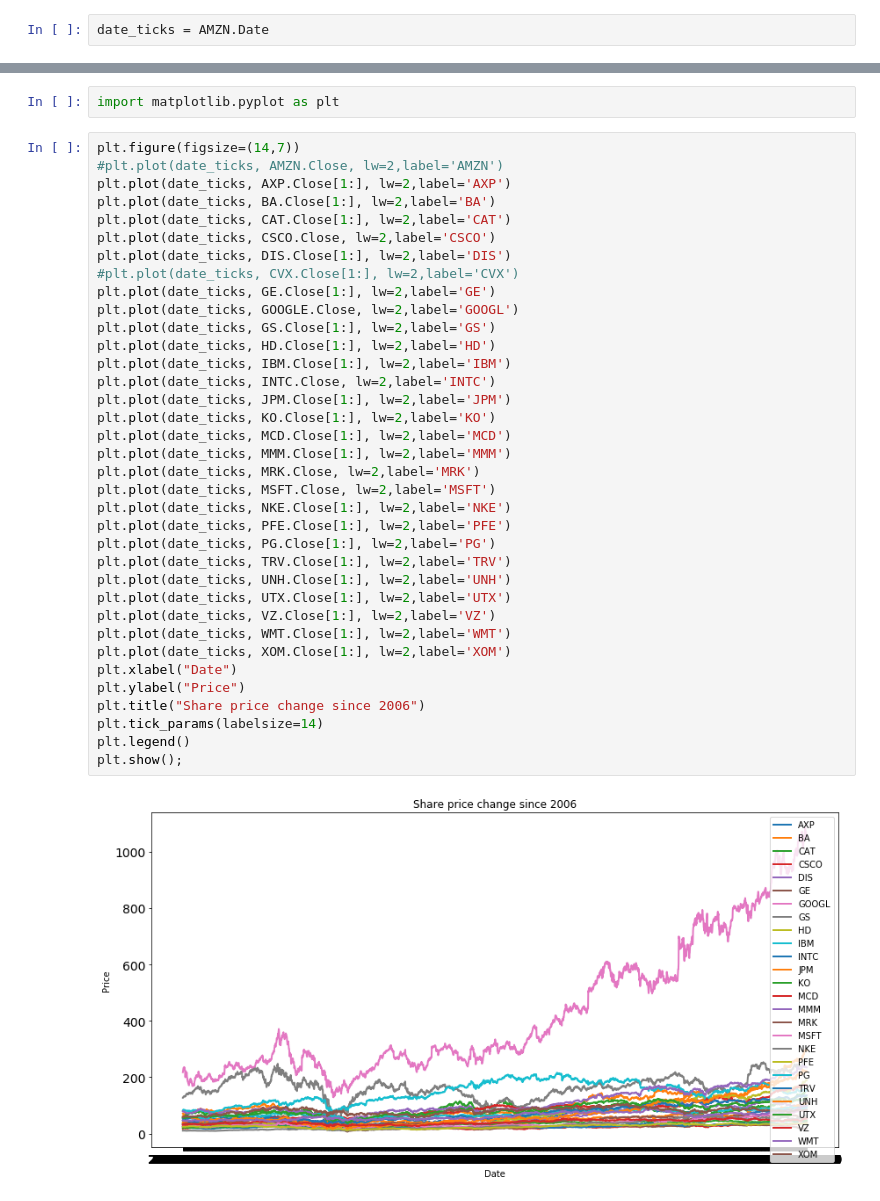
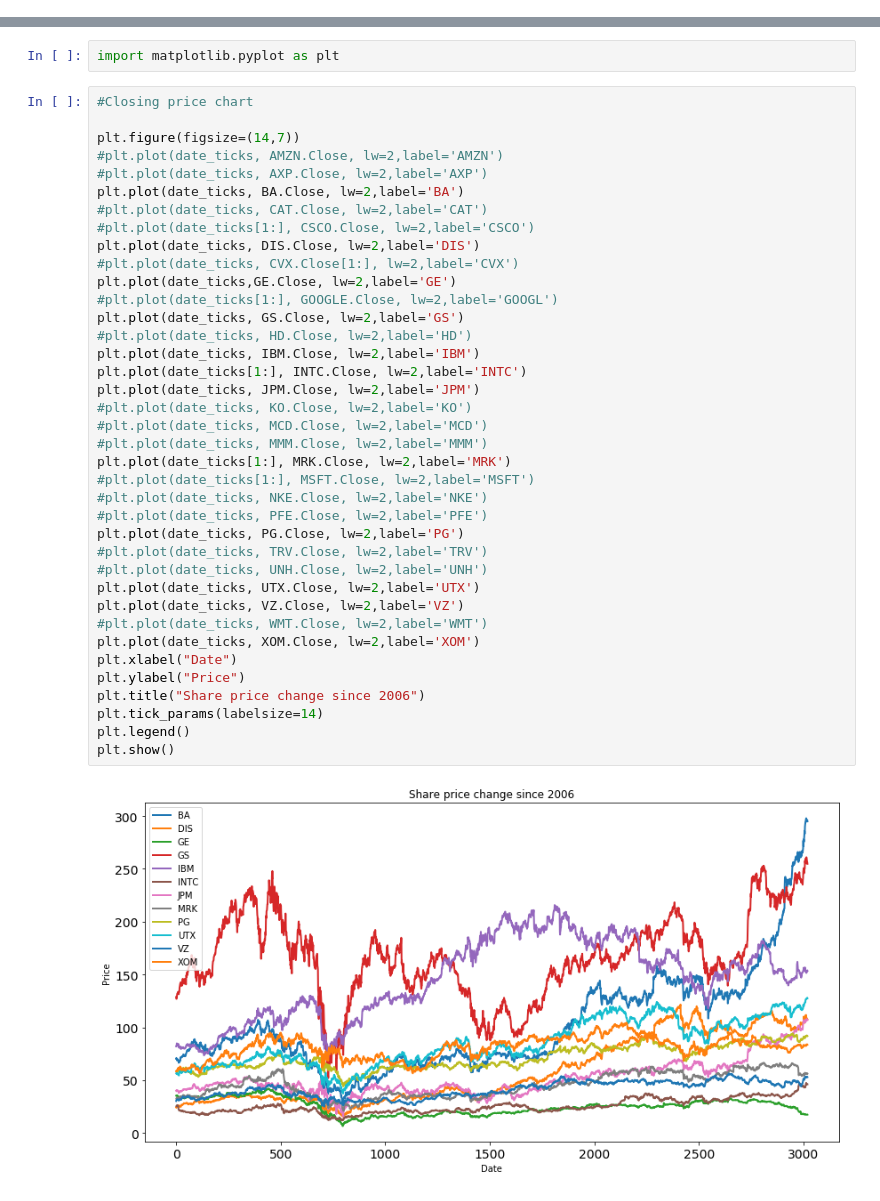
Before and after one commit to davehoff/Capstone, a Jupyter notebook: Capstone_EDA_part_I.ipynb, the cells around one changed output, grey strips where cells are left out. Saved outputs shown, nothing was run; the diff lists cells and outputs as text.

```diff
--- a/Capstone_EDA_part_I.ipynb
+++ b/Capstone_EDA_part_I.ipynb
@@ -90,2 +99,0 @@ XOM = pd.read_csv(XOM)
-# %%
-date_ticks = AMZN.Date
@@ -139,40 +109,42 @@ plt.show();
 # %%
 import matplotlib.pyplot as plt
 # %%
+#Closing price chart
+
 plt.figure(figsize=(14,7))
 #plt.plot(date_ticks, AMZN.Close, lw=2,label='AMZN')
-plt.plot(date_ticks, AXP.Close[1:], lw=2,label='AXP')
-plt.plot(date_ticks, BA.Close[1:], lw=2,label='BA')
-plt.plot(date_ticks, CAT.Close[1:], lw=2,label='CAT')
-plt.plot(date_ticks, CSCO.Close, lw=2,label='CSCO')
-plt.plot(date_ticks, DIS.Close[1:], lw=2,label='DIS')
+#plt.plot(date_ticks, AXP.Close, lw=2,label='AXP')
+plt.plot(date_ticks, BA.Close, lw=2,label='BA')
+#plt.plot(date_ticks, CAT.Close, lw=2,label='CAT')
+#plt.plot(date_ticks[1:], CSCO.Close, lw=2,label='CSCO')
+plt.plot(date_ticks, DIS.Close, lw=2,label='DIS')
 #plt.plot(date_ticks, CVX.Close[1:], lw=2,label='CVX')
-plt.plot(date_ticks, GE.Close[1:], lw=2,label='GE')
-plt.plot(date_ticks, GOOGLE.Close, lw=2,label='GOOGL')
-plt.plot(date_ticks, GS.Close[1:], lw=2,label='GS')
-plt.plot(date_ticks, HD.Close[1:], lw=2,label='HD')
-plt.plot(date_ticks, IBM.Close[1:], lw=2,label='IBM')
-plt.plot(date_ticks, INTC.Close, lw=2,label='INTC')
-plt.plot(date_ticks, JPM.Close[1:], lw=2,label='JPM')
-plt.plot(date_ticks, KO.Close[1:], lw=2,label='KO')
-plt.plot(date_ticks, MCD.Close[1:], lw=2,label='MCD')
-plt.plot(date_ticks, MMM.Close[1:], lw=2,label='MMM')
-plt.plot(date_ticks, MRK.Close, lw=2,label='MRK')
-plt.plot(date_ticks, MSFT.Close, lw=2,label='MSFT')
-plt.plot(date_ticks, NKE.Close[1:], lw=2,label='NKE')
-plt.plot(date_ticks, PFE.Close[1:], lw=2,label='PFE')
-plt.plot(date_ticks, PG.Close[1:], lw=2,label='PG')
-plt.plot(date_ticks, TRV.Close[1:], lw=2,label='TRV')
-plt.plot(date_ticks, UNH.Close[1:], lw=2,label='UNH')
-plt.plot(date_ticks, UTX.Close[1:], lw=2,label='UTX')
-plt.plot(date_ticks, VZ.Close[1:], lw=2,label='VZ')
-plt.plot(date_ticks, WMT.Close[1:], lw=2,label='WMT')
-plt.plot(date_ticks, XOM.Close[1:], lw=2,label='XOM')
+plt.plot(date_ticks,GE.Close, lw=2,label='GE')
+#plt.plot(date_ticks[1:], GOOGLE.Close, lw=2,label='GOOGL')
+plt.plot(date_ticks, GS.Close, lw=2,label='GS')
+#plt.plot(date_ticks, HD.Close, lw=2,label='HD')
+plt.plot(date_ticks, IBM.Close, lw=2,label='IBM')
+plt.plot(date_ticks[1:], INTC.Close, lw=2,label='INTC')
+plt.plot(date_ticks, JPM.Close, lw=2,label='JPM')
+#plt.plot(date_ticks, KO.Close, lw=2,label='KO')
+#plt.plot(date_ticks, MCD.Close, lw=2,label='MCD')
+#plt.plot(date_ticks, MMM.Close, lw=2,label='MMM')
+plt.plot(date_ticks[1:], MRK.Close, lw=2,label='MRK')
+#plt.plot(date_ticks[1:], MSFT.Close, lw=2,label='MSFT')
+#plt.plot(date_ticks, NKE.Close, lw=2,label='NKE')
+#plt.plot(date_ticks, PFE.Close, lw=2,label='PFE')
+plt.plot(date_ticks, PG.Close, lw=2,label='PG')
+#plt.plot(date_ticks, TRV.Close, lw=2,label='TRV')
+#plt.plot(date_ticks, UNH.Close, lw=2,label='UNH')
+plt.plot(date_ticks, UTX.Close, lw=2,label='UTX')
+plt.plot(date_ticks, VZ.Close, lw=2,label='VZ')
+#plt.plot(date_ticks, WMT.Close, lw=2,label='WMT')
+plt.plot(date_ticks, XOM.Close, lw=2,label='XOM')
 plt.xlabel("Date")
 plt.ylabel("Price")
 plt.title("Share price change since 2006")
 plt.tick_params(labelsize=14)
 plt.legend()
-plt.show();
+plt.show()
 # %% [output]
-[figure, old version]
+[figure, new version]
```
Also changed, not shown: parts of 24 cells of this notebook, 7 other files.
